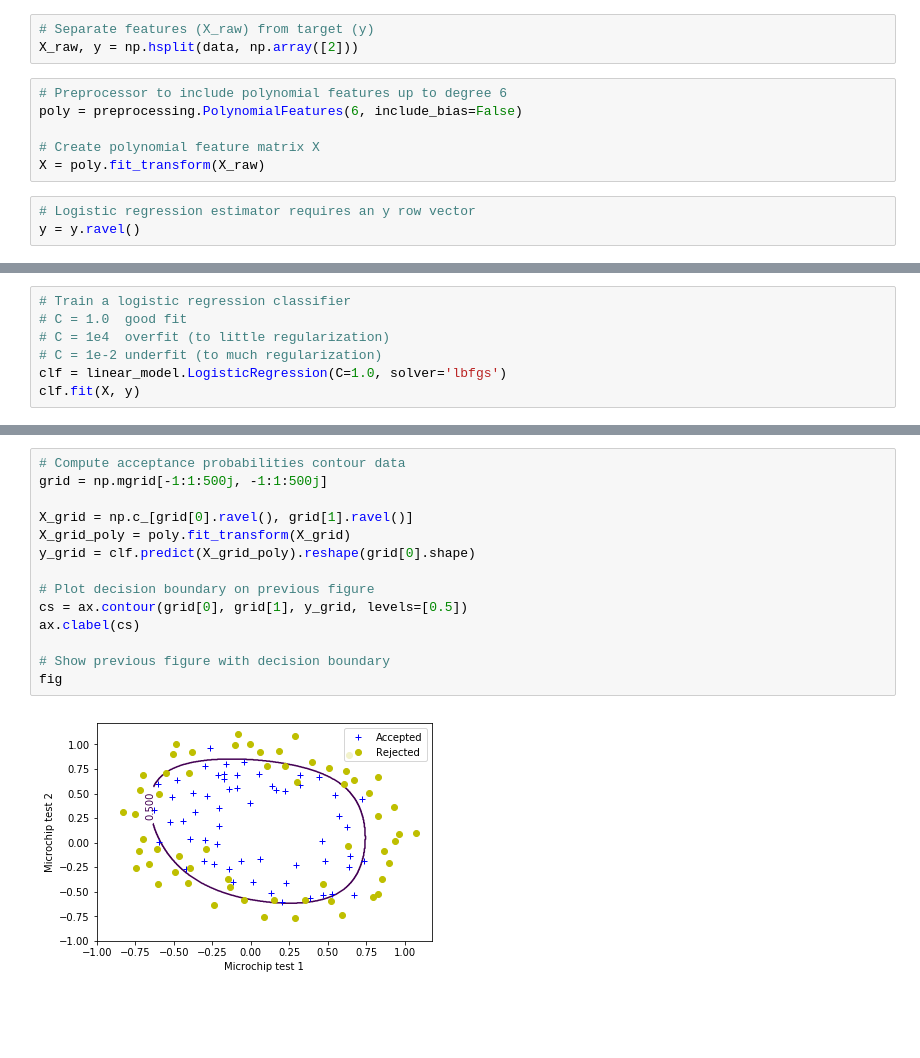
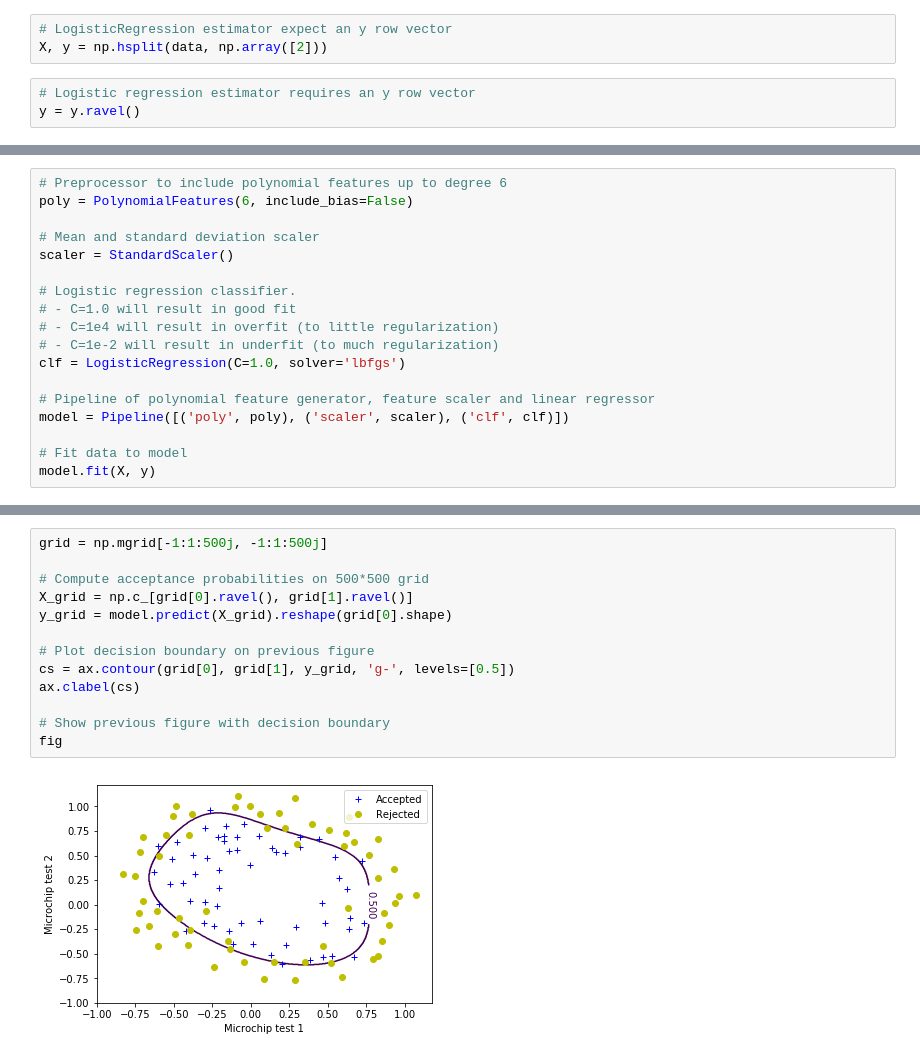
Before and after one commit to krasserm/machine-learning-notebooks, a Jupyter notebook: ml-ex2.ipynb, the cells around one changed output, grey strips where cells are left out. Cells and saved outputs as stored; diff of their text form; blank space fills up the shorter version.

```diff
--- a/ml-ex2.ipynb
+++ b/ml-ex2.ipynb
@@ -101,13 +112,7 @@ clf.score(X, y)
 data = np.loadtxt('data/ml-ex2/ex2data2.txt', delimiter=',')
 # %%
-# Separate features (X_raw) from target (y)
-X_raw, y = np.hsplit(data, np.array([2]))
+# LogisticRegression estimator expect an y row vector
+X, y = np.hsplit(data, np.array([2]))
-# %%
-# Preprocessor to include polynomial features up to degree 6
-poly = preprocessing.PolynomialFeatures(6, include_bias=False)
-
-# Create polynomial feature matrix X
-X = poly.fit_transform(X_raw)
 # %%
 # Logistic regression estimator requires an y row vector
 y = y.ravel()
@@ -128,10 +133,21 @@ ax.legend(loc='upper right')
 <matplotlib.legend.Legend at 0x...>
 [figure]
 # %%
-# Train a logistic regression classifier
-# C = 1.0  good fit
-# C = 1e4  overfit (to little regularization)
-# C = 1e-2 underfit (to much regularization)
-clf = linear_model.LogisticRegression(C=1.0, solver='lbfgs')
-clf.fit(X, y)
+# Preprocessor to include polynomial features up to degree 6
+poly = PolynomialFeatures(6, include_bias=False)
+
+# Mean and standard deviation scaler
+scaler = StandardScaler()
+
+# Logistic regression classifier.
+# - C=1.0 will result in good fit
+# - C=1e4 will result in overfit (to little regularization)
+# - C=1e-2 will result in underfit (to much regularization)
+clf = LogisticRegression(C=1.0, solver='lbfgs')
+
+# Pipeline of polynomial feature generator, feature scaler and linear regressor
+model = Pipeline([('poly', poly), ('scaler', scaler), ('clf', clf)])
+
+# Fit data to model
+model.fit(X, y)
 # %% [output]
@@ -145,18 +161,17 @@ clf.score(X, y)
 # %% [output]
 0.83050847457627119
 # %%
-# Compute acceptance probabilities contour data
 grid = np.mgrid[-1:1:500j, -1:1:500j]
 
+# Compute acceptance probabilities on 500*500 grid
 X_grid = np.c_[grid[0].ravel(), grid[1].ravel()]
-X_grid_poly = poly.fit_transform(X_grid)
-y_grid = clf.predict(X_grid_poly).reshape(grid[0].shape)
+y_grid = model.predict(X_grid).reshape(grid[0].shape)
 
 # Plot decision boundary on previous figure
-cs = ax.contour(grid[0], grid[1], y_grid, levels=[0.5])
+cs = ax.contour(grid[0], grid[1], y_grid, 'g-', levels=[0.5])
 ax.clabel(cs)
 
 # Show previous figure with decision boundary
 fig
 # %% [output]
-[figure, old version]
+[figure, new version]
```
Also changed, not shown: parts of 19 cells of this notebook.
